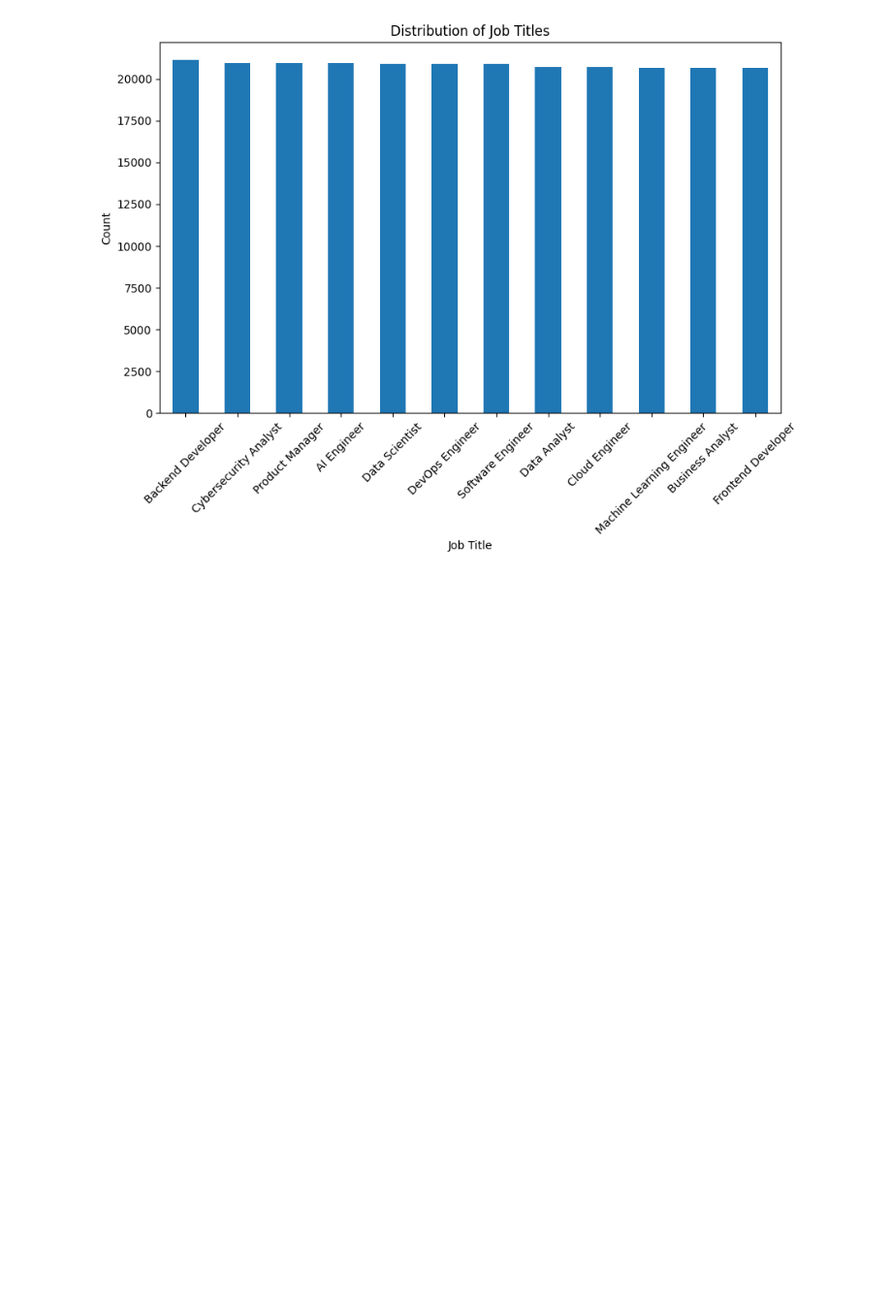
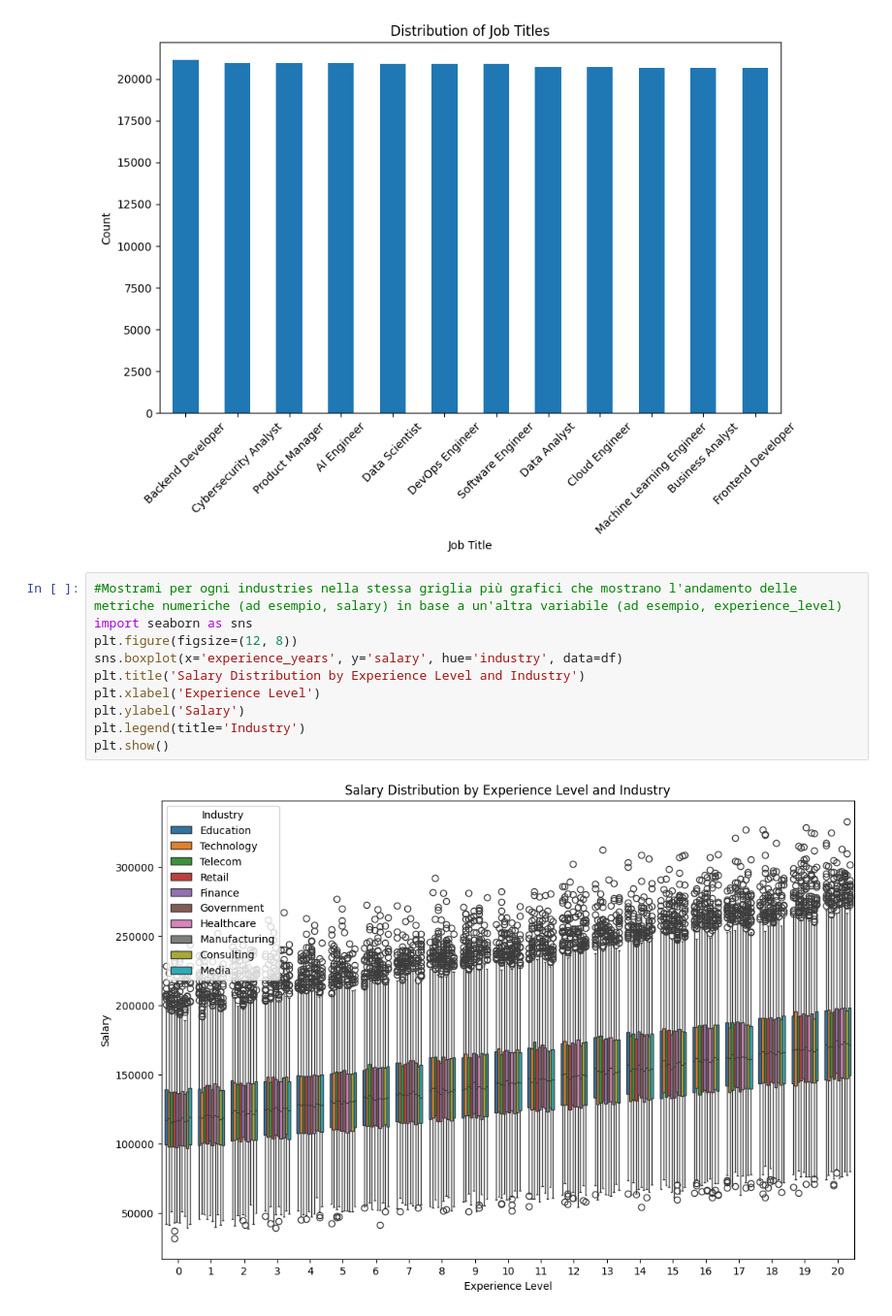
Before and after one commit to GRATTEXV2/TEST_KAGGLE, a Jupyter notebook: Analisi_Kaggle.ipynb, the cells around one changed output. Shown at 97% size. Saved outputs shown, nothing was run; the diff lists cells and outputs as text; blank space fills up the shorter version.

```diff
--- a/Analisi_Kaggle.ipynb
+++ b/Analisi_Kaggle.ipynb
@@ -30,3 +30,15 @@ plt.xticks(rotation=45)
 plt.show()
 # %% [output]
 [figure]
+# %%
+#Mostrami per ogni industries nella stessa griglia più grafici che mostrano l'andamento delle metriche numeriche (ad esempio, salary) in base a un'altra variabile (ad esempio, experience_level)
+import seaborn as sns
+plt.figure(figsize=(12, 8))
+sns.boxplot(x='experience_years', y='salary', hue='industry', data=df)
+plt.title('Salary Distribution by Experience Level and Industry')
+plt.xlabel('Experience Level')
+plt.ylabel('Salary')
+plt.legend(title='Industry')
+plt.show()
+# %% [output]
+[figure, added]
```
